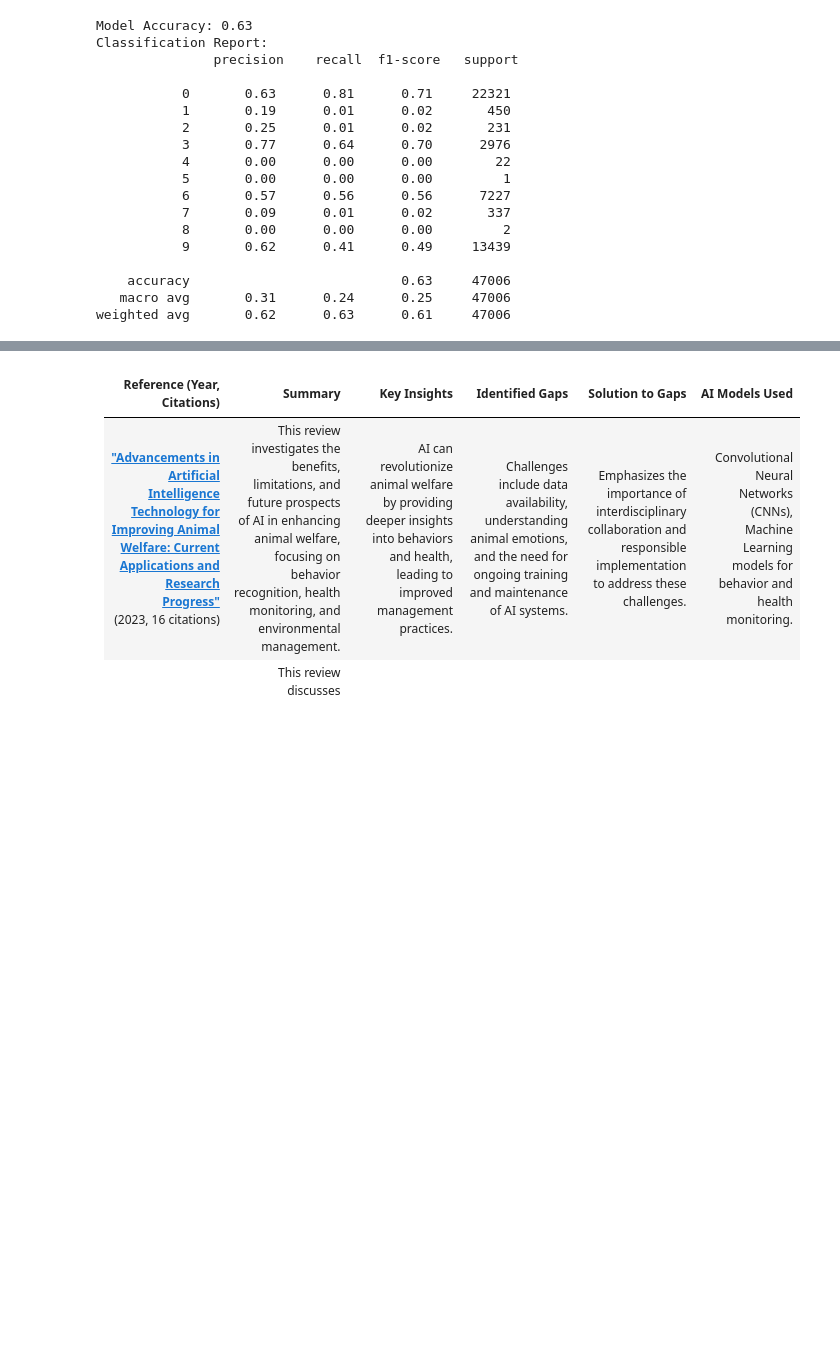
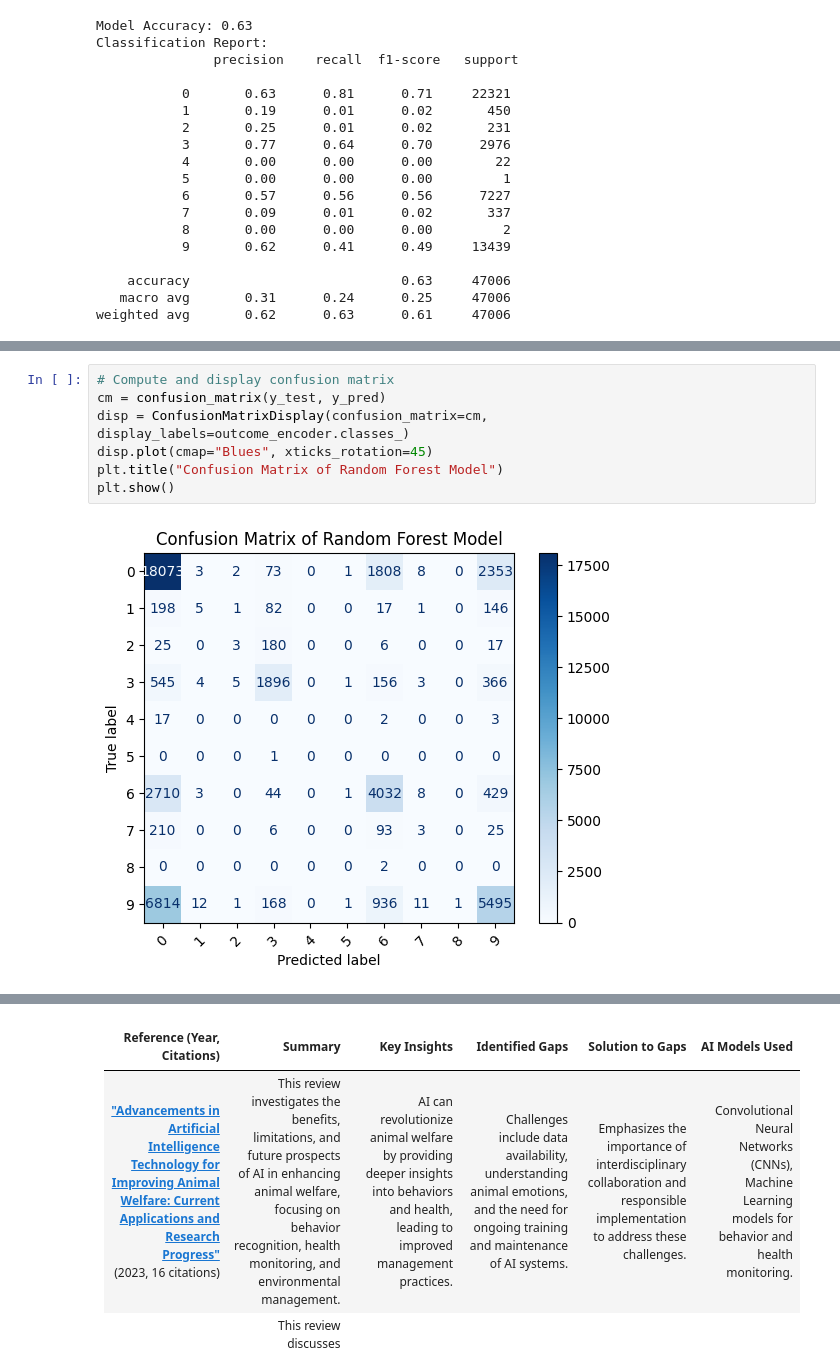
Before and after one commit to prashansarathod/CSCN8030AI, a Jupyter notebook: paw.ipynb, the cells around one changed output, grey strips where cells are left out. Drawn from its saved outputs; the diff is of its cells as text; blank space fills up the shorter version.

```diff
--- a/paw.ipynb
+++ b/paw.ipynb
@@ -190,0 +270,9 @@ weighted avg       0.62      0.63      0.61     47006
+# %%
+# Compute and display confusion matrix
+cm = confusion_matrix(y_test, y_pred)
+disp = ConfusionMatrixDisplay(confusion_matrix=cm, display_labels=outcome_encoder.classes_)
+disp.plot(cmap="Blues", xticks_rotation=45)
+plt.title("Confusion Matrix of Random Forest Model")
+plt.show()
+# %% [output]
+[figure, added]
```
Also changed, not shown: parts of 51 cells of this notebook.
